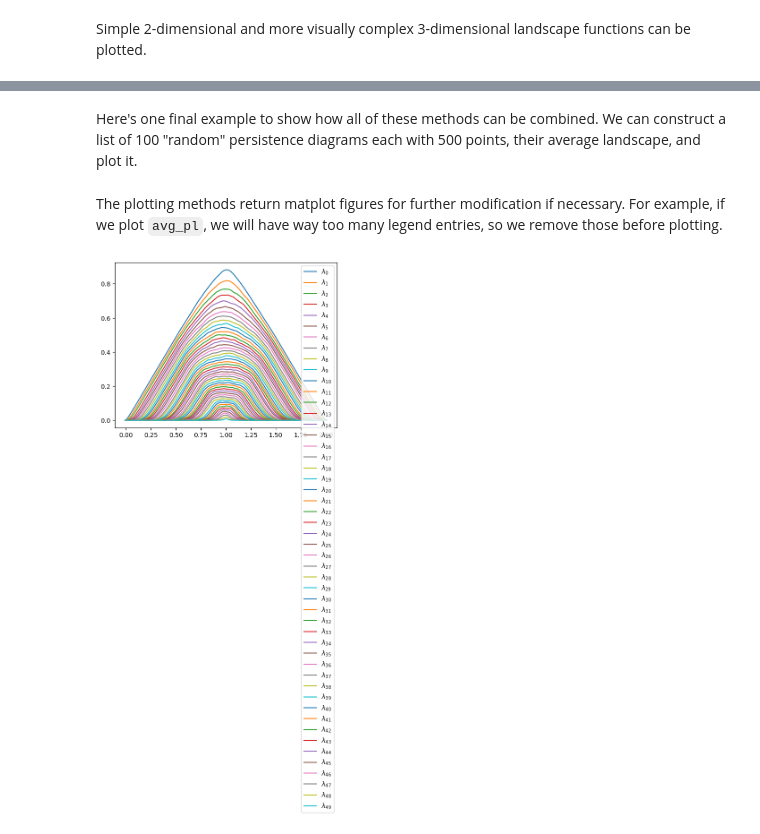
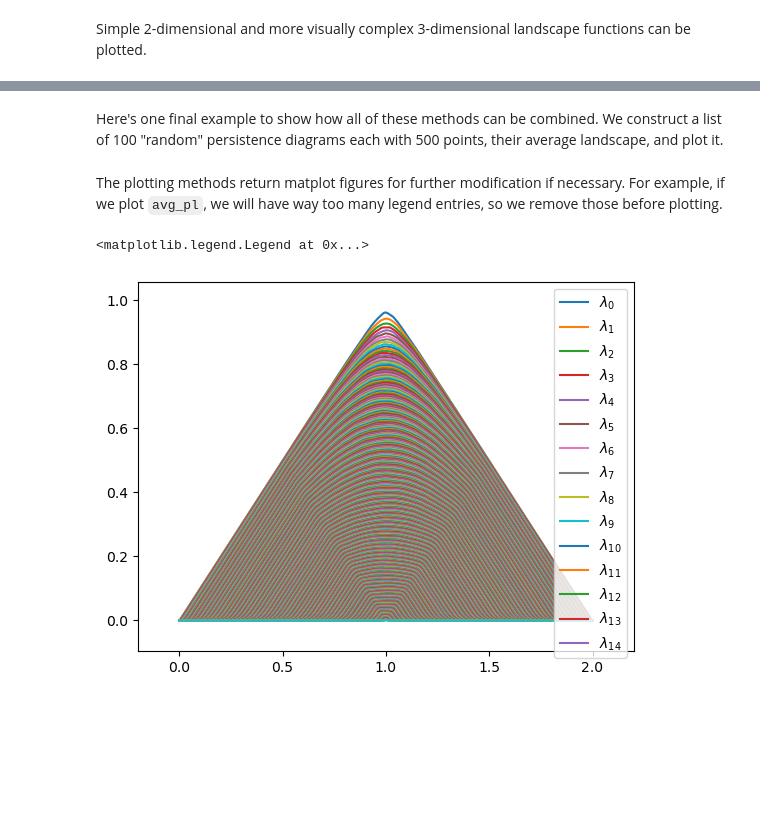
Before and after one commit to scikit-tda/persim, a Jupyter notebook: docs/notebooks/Persistence landscapes.ipynb, the cells around one changed output, grey strips where cells are left out. Saved outputs shown, nothing was run; the diff lists cells and outputs as text; code cells hidden in the pictures; blank space fills up the shorter version.

Commit message:
Return axes, figure objects with landscape viz code. Update notebooks

```diff
--- a/docs/notebooks/Persistence landscapes.ipynb
+++ b/docs/notebooks/Persistence landscapes.ipynb
@@ -225,5 +227,5 @@ plot_landscape_simple(pla)
 # %% [markdown]
-Here's one final example to show how all of these methods can be combined. We can construct a list of 100 "random" persistence diagrams each with 500 points, their average landscape, and plot it.
+Here's one final example to show how all of these methods can be combined. We construct a list of 100 "random" persistence diagrams each with 500 points, their average landscape, and plot it.
 # %%
 from numpy.random import default_rng
 
@@ -232,7 +234,7 @@ rng = default_rng(seed=42)
 random_pds = [
     [
         np.array([
-        [rng.random(), rng.random()+1] for _ in range(50)
+        [rng.random(), rng.random()+1] for _ in range(500)
         ])
     ] # extra bracketing to mimic the output of ripser.py
  for _ in range(100)]
@@ -243,6 +245,9 @@ avg_pl = average_approx(pls)
 # %% [markdown]
 The plotting methods return matplot figures for further modification if necessary. For example, if we plot `avg_pl`, we will have way too many legend entries, so we remove those before plotting.
 # %%
-plot_landscape_simple(avg_pl)
+ax = plot_landscape_simple(avg_pl)
+my_handles, my_labels = ax.get_legend_handles_labels()
+ax.legend(handles=my_handles[:15])
 # %% [output]
+<matplotlib.legend.Legend at 0x...>
-[figure, old version]
+[figure, new version]
```
Also changed, not shown: parts of 3 cells of this notebook, 1 other file.
